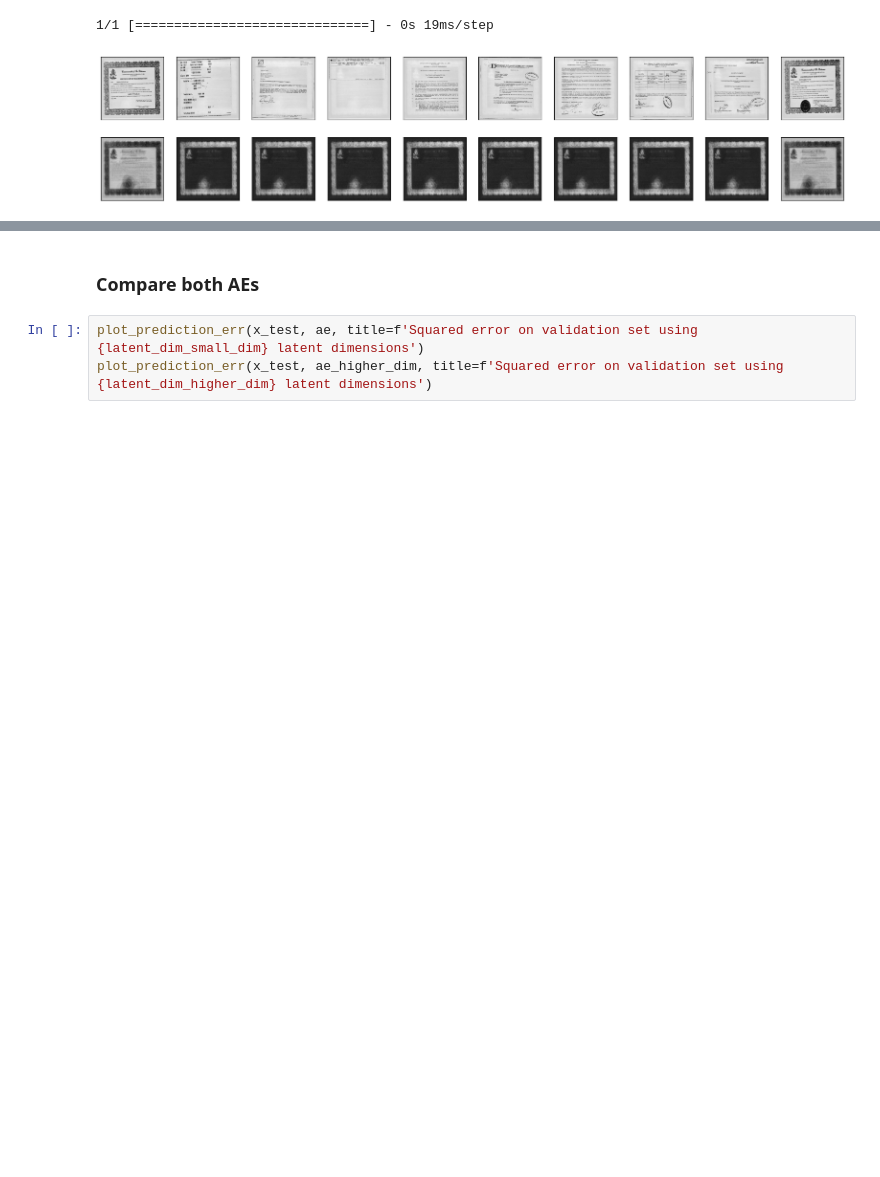
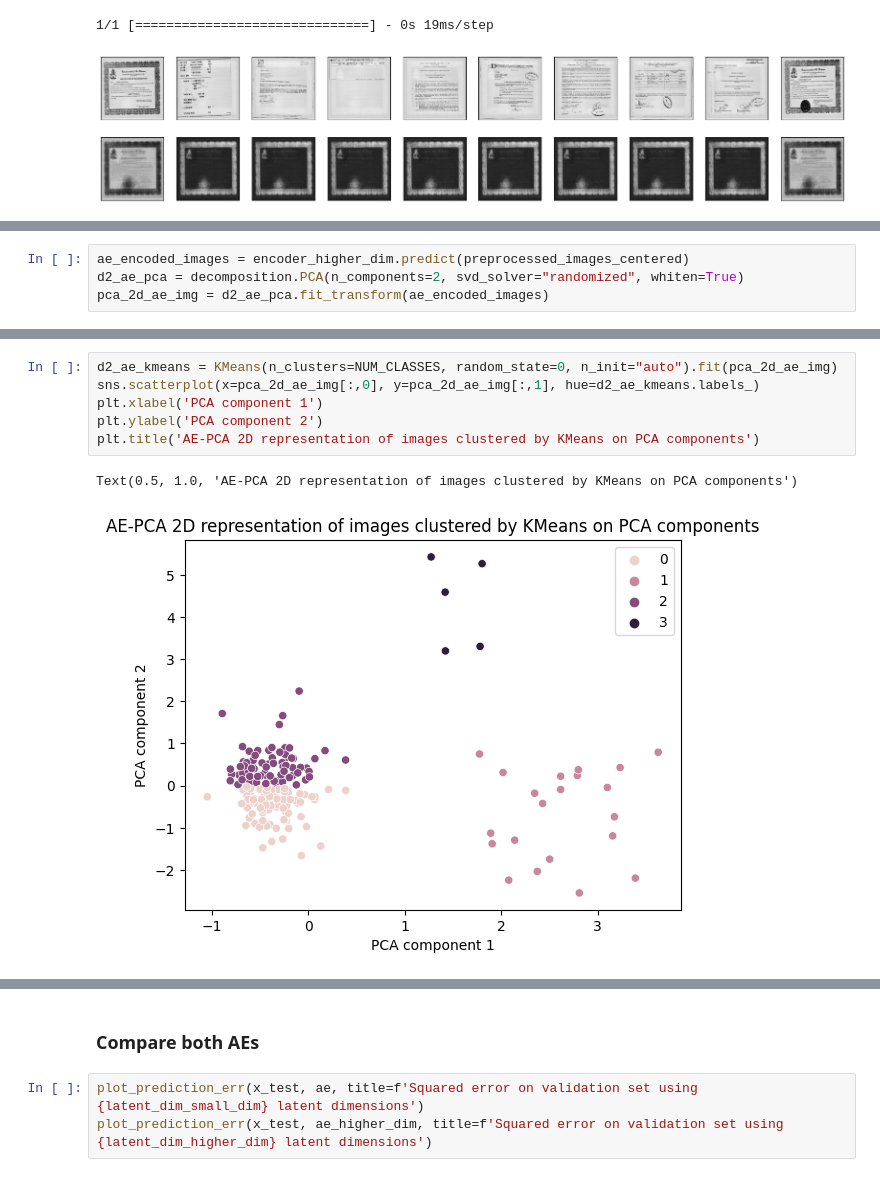
Before and after one commit to KlaraGtknst/topic-analysis-text-data, a Jupyter notebook: autoencoder_images.ipynb, the cells around one changed output, grey strips where cells are left out. Drawn from its saved outputs; the diff is of its cells as text; blank space fills up the shorter version.

Commit message:
feat: compared higher dim AE on 2d PCA

```diff
--- a/autoencoder_images.ipynb
+++ b/autoencoder_images.ipynb
@@ -371,0 +370,4 @@ plot_pred_real_img(x_test, ae_higher_dim)
+# %%
+ae_encoded_images = encoder_higher_dim.predict(preprocessed_images_centered)
+d2_ae_pca = decomposition.PCA(n_components=2, svd_solver="randomized", whiten=True)
+pca_2d_ae_img = d2_ae_pca.fit_transform(ae_encoded_images)
@@ -371,0 +376,9 @@ plot_pred_real_img(x_test, ae_higher_dim)
+# %%
+d2_ae_kmeans = KMeans(n_clusters=NUM_CLASSES, random_state=0, n_init="auto").fit(pca_2d_ae_img)
+sns.scatterplot(x=pca_2d_ae_img[:,0], y=pca_2d_ae_img[:,1], hue=d2_ae_kmeans.labels_)
+plt.xlabel('PCA component 1')
+plt.ylabel('PCA component 2')
+plt.title('AE-PCA 2D representation of images clustered by KMeans on PCA components')
+# %% [output]
+Text(0.5, 1.0, 'AE-PCA 2D representation of images clustered by KMeans on PCA components')
+[figure, added]
```
Also changed, not shown: parts of 4 cells of this notebook, 1 other file.
